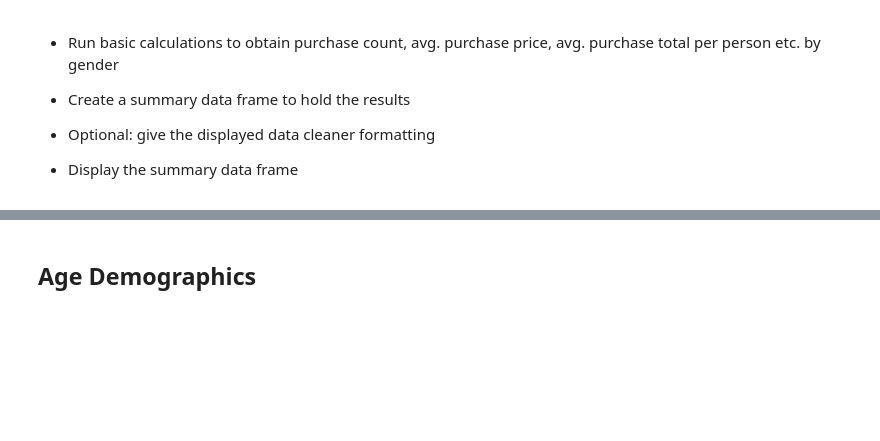
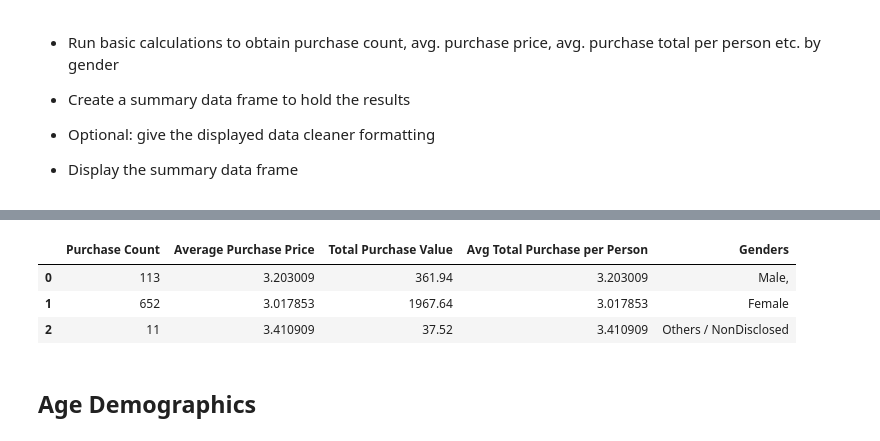
Before and after one commit to jungsik89/databootcamp-homework, a Jupyter notebook: Unit4-Panda/Instructions/HeroesOfPymoli/HerosOfPymoli_workingcopy.ipynb, the cells around one changed output, grey strips where cells are left out. Cells and saved outputs as stored; diff of their text form; code cells hidden in the pictures; blank space fills up the shorter version.

```diff
--- a/Unit4-Panda/Instructions/HeroesOfPymoli/HerosOfPymoli_workingcopy.ipynb
+++ b/Unit4-Panda/Instructions/HeroesOfPymoli/HerosOfPymoli_workingcopy.ipynb
@@ -152,0 +195,4 @@ gender
+# %%
+gn = df.loc[df['Gender']=='Other / Non-Disclosed',:]
+# %%
+gn = gn.drop_duplicates(subset='SN')
@@ -167,0 +251,5 @@ gender
+# %%
+gfsum = gf['Price'].sum()
+gmsum = gm['Price'].sum()
+gnsum = gn['Price'].sum()
+aggdf = gf['Price'].sum /
@@ -190,0 +276,13 @@ gender
+# %%
+outergf = len(gf)
+outergm = len(gm)
+outergn = len(gn)
+avggf = (gfsum/outergf)
+avggm = (gmsum/outergm)
+avggn = (gnsum/outergn)
+agggf = gfsum
+agggm = gmsum
+agggn = gnsum
+avg2gf = (agggf / outergf)
+avg2gm = (agggm / outergm)
+avg2gn = (agggn / outergn)
@@ -191,3 +291,17 @@ gender
+# %%
+purchasedf = pd.DataFrame({
+    'Purchase Count' : [outergf, outergm, outergn],
+    'Average Purchase Price' : [avggf, avggm, avggn],
+    'Total Purchase Value' : [agggf, agggm, agggn],
+    'Avg Total Purchase per Person' : [avg2gf, avg2gm, avg2gn],
+    'Genders' : ['Male,', 'Female', 'Others / NonDisclosed']
+})
+purchasedf
+# %% [output]
+|  | Purchase Count | Average Purchase Price | Total Purchase Value | Avg Total Purchase per Person | Genders |
+| 0 | 113 | 3.203009 | 361.94 | 3.203009 | Male, |
+| 1 | 652 | 3.017853 | 1967.64 | 3.017853 | Female |
+| 2 | 11 | 3.410909 | 37.52 | 3.410909 | Others / NonDisclosed |
 # %% [markdown]
 ## Age Demographics
 # %% [markdown]
```
Also changed, not shown: parts of 37 cells of this notebook, 2 other files.
